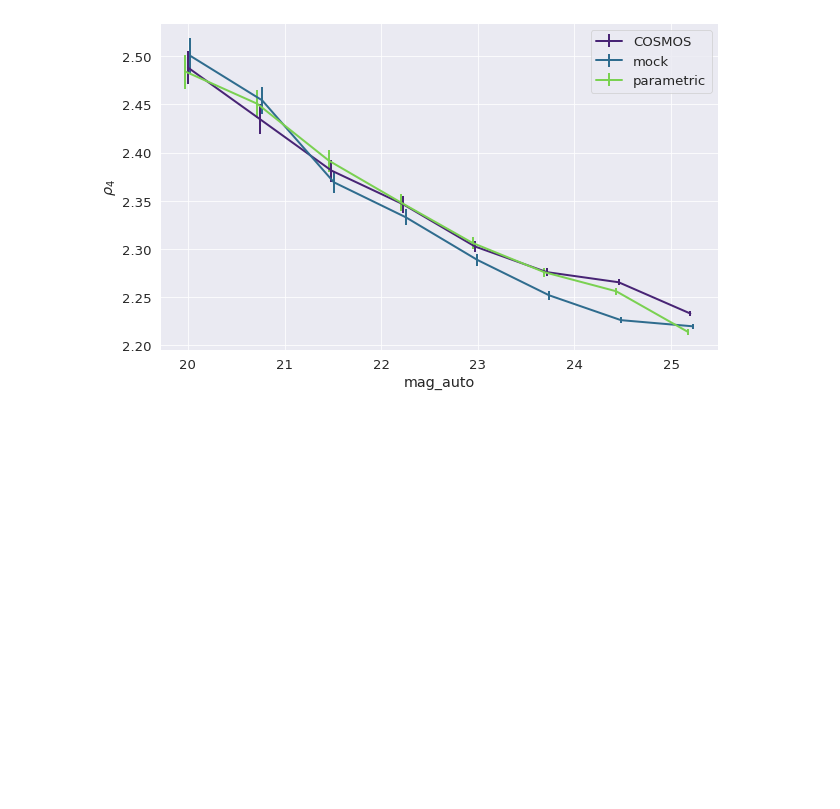
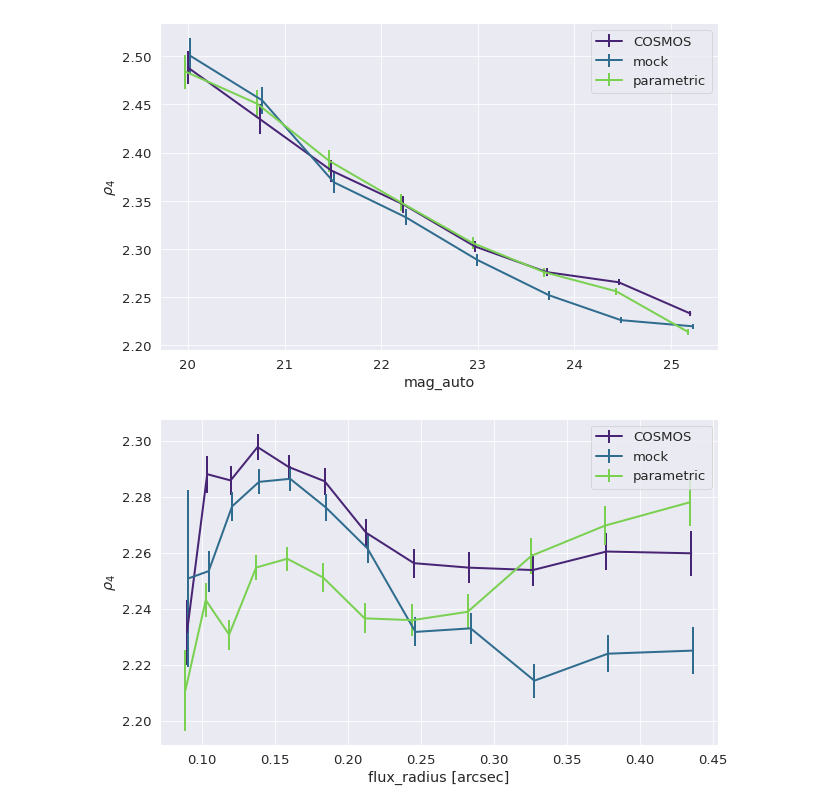
Before and after one commit to McWilliamsCenter/deep_galaxy_models, a Jupyter notebook: Figure_Moments.ipynb, the cells around one changed output. Drawn from its saved outputs; the diff is of its cells as text; code cells hidden in the pictures; blank space fills up the shorter version.

```diff
--- a/Figure_Moments.ipynb
+++ b/Figure_Moments.ipynb
@@ -204,3 +204,46 @@ legend()
 savefig("Figures/Figure_rho4_magauto.pdf", bbox_inches = 'tight', pad_inches = 0)
 # %% [output]
 [figure]
+# %%
+figure(figsize=(10,6))
+res=0.03 # pixel scale in arcsec
+
+err_rel = m_real['rho4'][m]
+n = 12
+b = logspace(log10(3),log10(14.5),n)*res
+inds = digitize(cat['flux_radius'][m]*res, b)
+res_m = zeros(n)
+res_std = zeros(n)
+for i in range(n):
+    res_m[i] = mean(array(err_rel[inds == i]))
+    res_std[i] = sem(array(err_rel[inds == i]))
+errorbar(b,res_m, res_std, color=creal, label='COSMOS')
+
+err_rel = m_mock['rho4'][m]
+n = 12
+b = logspace(log10(3),log10(14.5),n)*res
+inds = digitize(cat['flux_radius'][m]*res, b)
+res_m = zeros(n)
+res_std = zeros(n)
+for i in range(n):
+    res_m[i] = mean(array(err_rel[inds == i]))
+    res_std[i] = sem(array(err_rel[inds == i]))
+errorbar(b+0.001,res_m, res_std, color=cmock, label='mock')
+xlabel('flux_radius [arcsec]')
+ylabel(r'$\rho_4$')
+
+err_rel = m_param['rho4'][m]
+n = 12
+b = logspace(log10(3),log10(14.5),n)*res
+inds = digitize(cat['flux_radius'][m]*res, b)
+res_m = zeros(n)
+res_std = zeros(n)
+for i in range(n):
+    res_m[i] = mean(array(err_rel[inds == i]))
+    res_std[i] = sem(array(err_rel[inds == i]))
+errorbar(b-0.001,res_m, res_std, color=cparam, label='parametric')
+
+legend()
+savefig("Figures/Figure_rho4_flux_radius.pdf", bbox_inches = 'tight', pad_inches = 0)
+# %% [output]
+[figure, added]
```
Also changed, not shown: 8 other files.
